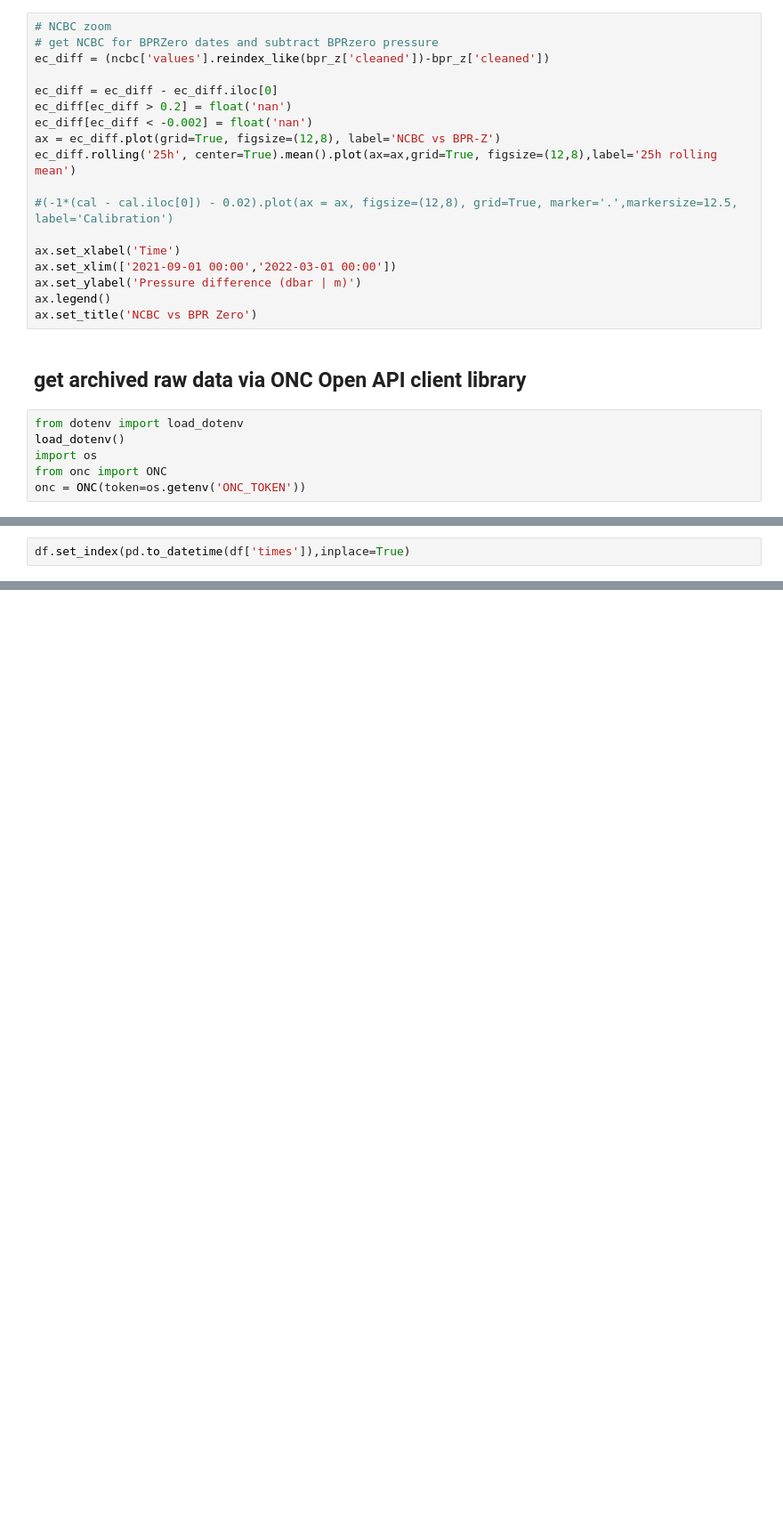
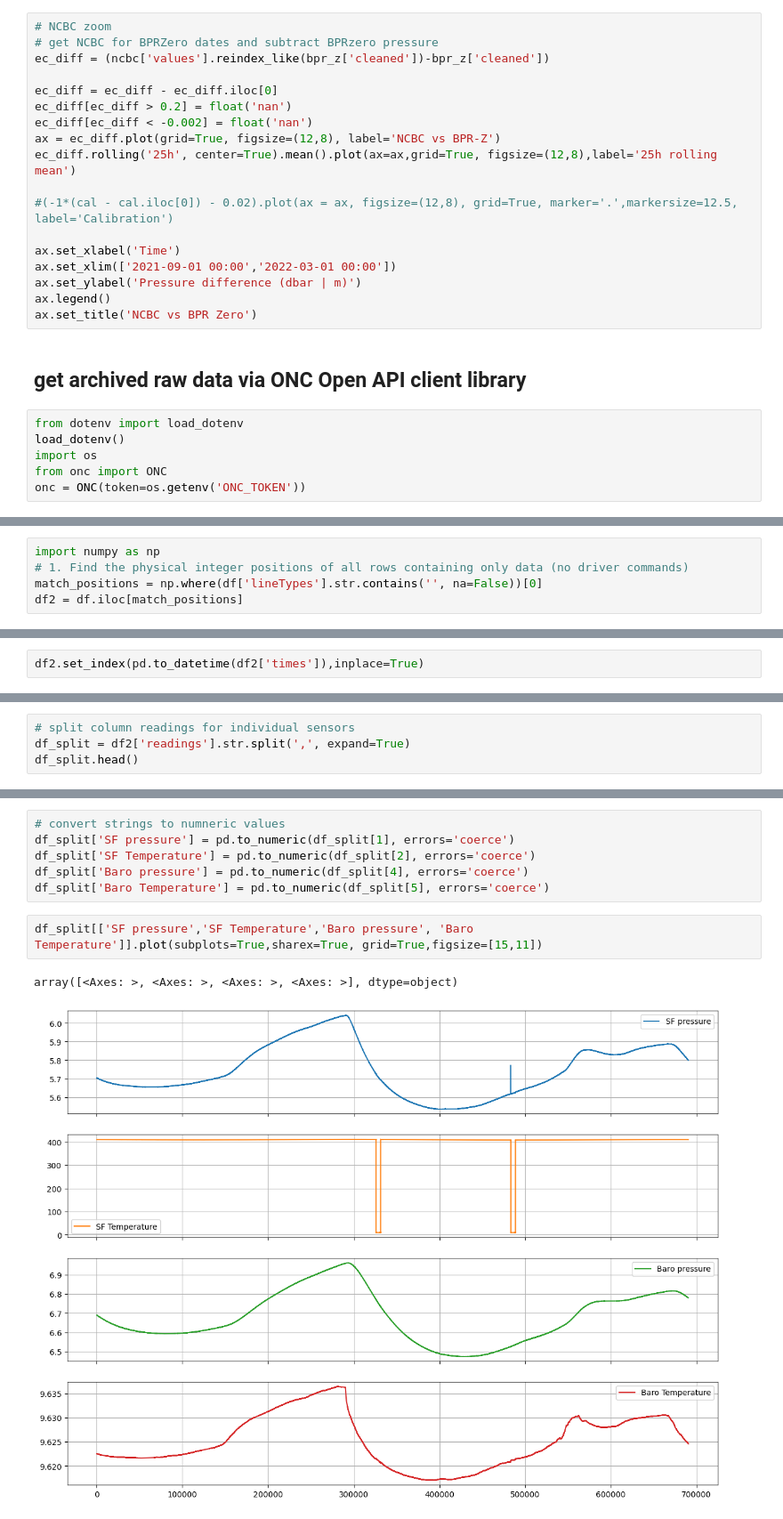
Before and after one commit to aschlesin/ONC_Pressure_Data_Access, a Jupyter notebook: BarkleyCanyon_Cabled/BPR_Zero_Cabled_AS.ipynb, the cells around one changed output, grey strips where cells are left out. Shown at 89% size. Saved outputs shown, nothing was run; the diff lists cells and outputs as text; blank space fills up the shorter version.

Commit message:
Modified to include raw data readings and parsing from ONC repository

```diff
--- a/BarkleyCanyon_Cabled/BPR_Zero_Cabled_AS.ipynb
+++ b/BarkleyCanyon_Cabled/BPR_Zero_Cabled_AS.ipynb
@@ -377,0 +409,5 @@ df.head()
+# %%
+import numpy as np
+# 1. Find the physical integer positions of all rows containing only data (no driver commands)
+match_positions = np.where(df['lineTypes'].str.contains('', na=False))[0]
+df2 = df.iloc[match_positions]
@@ -378,2 +423,2 @@ df.head()
 # %%
-df.set_index(pd.to_datetime(df['times']),inplace=True)
+df2.set_index(pd.to_datetime(df2['times']),inplace=True)
@@ -397,0 +425,4 @@ else:
+# %%
+# split column readings for individual sensors
+df_split = df2['readings'].str.split(',', expand=True)
+df_split.head()
@@ -397,0 +436,11 @@ else:
+# %%
+# convert strings to numneric values
+df_split['SF pressure'] = pd.to_numeric(df_split[1], errors='coerce')
+df_split['SF Temperature'] = pd.to_numeric(df_split[2], errors='coerce')
+df_split['Baro pressure'] = pd.to_numeric(df_split[4], errors='coerce')
+df_split['Baro Temperature'] = pd.to_numeric(df_split[5], errors='coerce')
+# %%
+df_split[['SF pressure','SF Temperature','Baro pressure', 'Baro Temperature']].plot(subplots=True,sharex=True, grid=True,figsize=[15,11])
+# %% [output]
+array([<Axes: >, <Axes: >, <Axes: >, <Axes: >], dtype=object)
+[figure, added]
```
Also changed, not shown: parts of 10 cells of this notebook.
